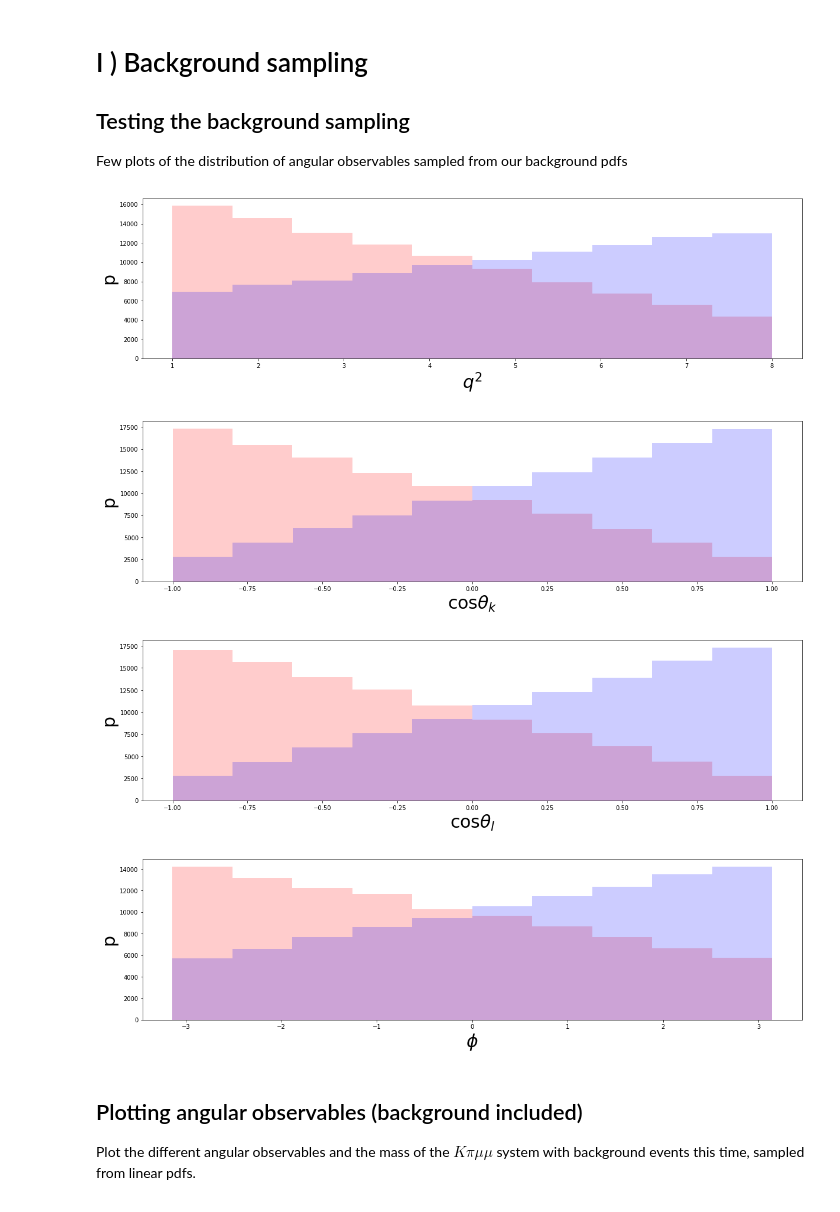
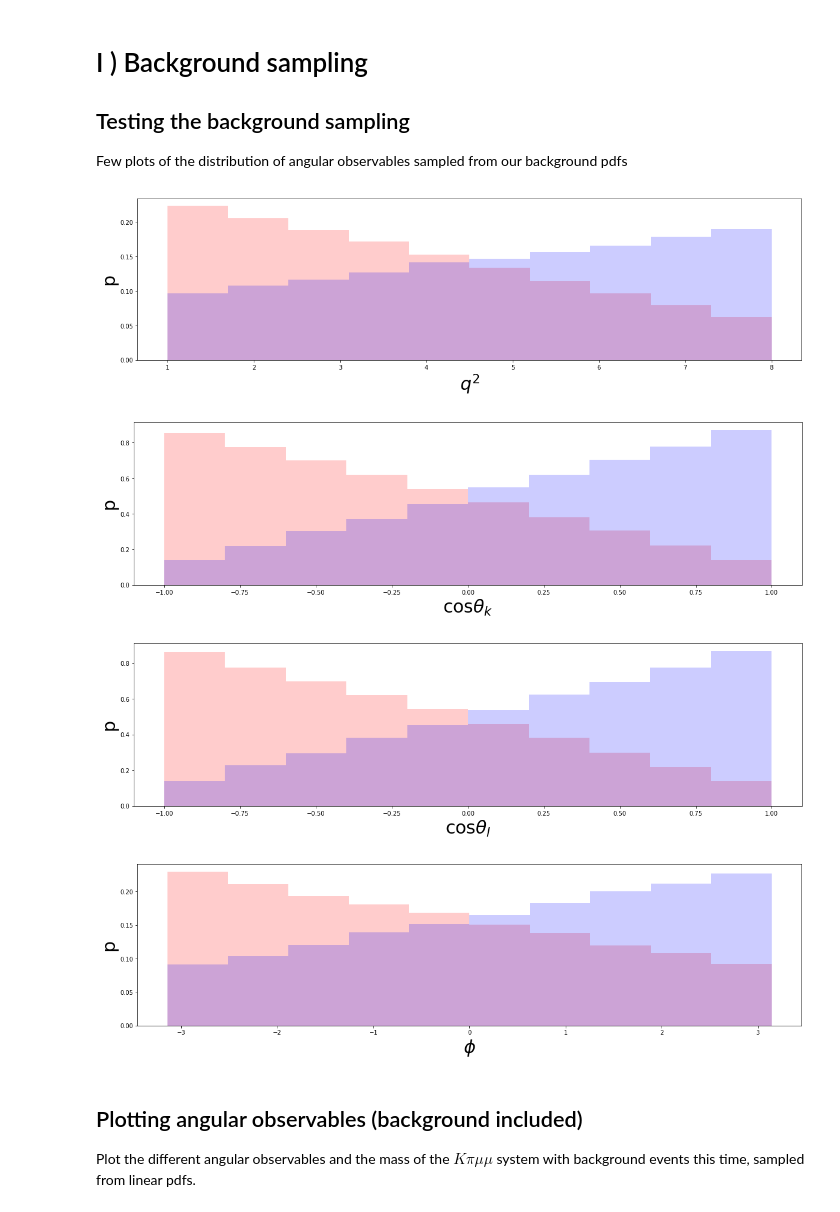
Before and after one commit to kamathrohan/b-decay-unbinned-machine-fit, a Jupyter notebook: Minuit/SignalBck.ipynb, the cells around one changed output. Saved outputs shown, nothing was run; the diff lists cells and outputs as text; code cells hidden in the pictures.

```diff
--- a/Minuit/SignalBck.ipynb
+++ b/Minuit/SignalBck.ipynb
@@ -30,48 +31,48 @@ from b_meson_fit.signal import decay_rate
 from b_meson_fit.signal import generate_background
 
 CoeffBCK0_bis = [
-    [55.,+10],
+    [55.,+10.],
     [100.,+80.],
     [100.,+80.],
-    [100,+15]
+    [100,+15.]
 ]
 
 CoeffBCK0 = [
-    [100.,-10],
+    [100.,-10.],
     [100.,-80.],
     [100.,-80.],
-    [100,-15]
+    [100,-15.]
 ]
 
 #initial coefficients
 A_SM=bmf.coeffs.fit(bmf.coeffs.fit_initialization_scheme_default , current_signal_model='SM')
 CoeffSM=[A_SM[i].numpy() for i in range(len(A_SM))]
 
 A_NP=bmf.coeffs.fit(bmf.coeffs.fit_initialization_scheme_default , current_signal_model='NP')
 CoeffNP=[A_NP[i].numpy() for i in range(len(A_NP))]
 
 plt.rcParams["figure.figsize"] = (20,5)
 n_bins=10
 labels=[r'$q^{2}$' , r'cos$\theta_{k}$' , r'cos$\theta_{l}$' , r'$\phi$' ]
 
 
 
 
 events_bck0 = generate_background(CoeffBCK0 , events_total=100000)
 events_bck1 = generate_background(CoeffBCK0_bis , events_total=100000)
 
 for j in range(4):
     ax=plt.gca()
-    plt.hist(events_bck0[:,j] , bins=n_bins , alpha=0.2 , color='r')
-    plt.hist(events_bck1[:,j] , bins=n_bins , alpha=0.2 , color='b')
+    plt.hist(events_bck0[:,j] , bins=n_bins , alpha=0.2 , color='r' , density=True )
+    plt.hist(events_bck1[:,j] , bins=n_bins , alpha=0.2 , color='b' , density=True )
     ax.set_xlabel(labels[j] , fontsize=30 )
     ax.set_ylabel('p' , fontsize=30 )
     plt.show()
 # %% [output]
-[figure, old version]
+[figure, new version]
-[figure, old version]
+[figure, new version]
-[figure, old version]
+[figure, new version]
-[figure, old version]
+[figure, new version]
 # %% [markdown]
 ## Plotting angular observables  (background included)
 
```
Also changed, not shown: parts of 7 cells of this notebook, 9 other files.
